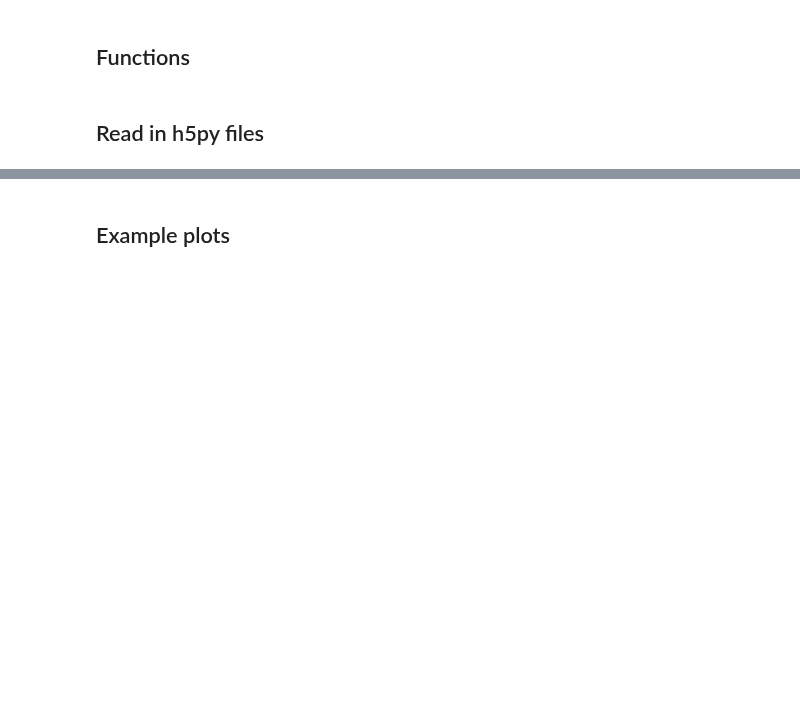
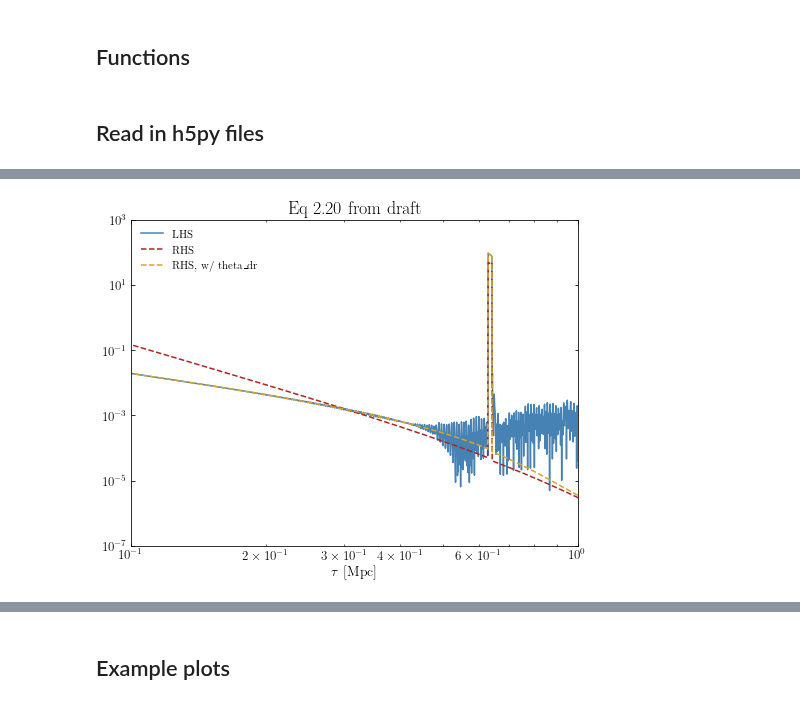
Before and after one commit to NolanSmyth/class_recoupling, a Jupyter notebook: delta_examples.ipynb, the cells around one changed output, grey strips where cells are left out. Drawn from its saved outputs; the diff is of its cells as text; code cells hidden in the pictures; blank space fills up the shorter version.

```diff
--- a/delta_examples.ipynb
+++ b/delta_examples.ipynb
@@ -98,0 +159,18 @@ for A_rec in A_recs:
+# %%
+#2.20 from paper
+plt.loglog(tau_tests, abs(3 *phi_ddot(tau_tests) - delta_chi_ddot(tau_tests) - cx2_chi(tau_tests) * k**2 * delta_chi(tau_tests) + aprime(tau_tests)/a(tau_tests) *theta_chi(tau_tests) - k**2 *psi(tau_tests)), label='LHS')
+plt.loglog(tau_tests, 4/3*rho_idr(tau_tests)/rho_idm(tau_tests)*kappa_dot_taus(tau_tests)*(3*phi_dot(tau_tests) - delta_chi_dot(tau_tests)), '--',label = 'RHS')
+plt.loglog(tau_tests, 4/3*rho_idr(tau_tests)/rho_idm(tau_tests)*kappa_dot_taus(tau_tests)*(3*phi_dot(tau_tests) - delta_chi_dot(tau_tests) - theta_dr(tau_tests)), '--',label = 'RHS, w/ theta_dr')
+
+
+# kappa_dot_taus*(3*phi_dot - delta_chi_dot)
+plt.title('Eq 2.20 from draft')
+plt.xlabel('$\\tau$ [Mpc]')
+plt.xlim(1e-1,1e0)
+plt.ylim(1e-7,1e3)
+
+
+plt.legend()
+plt.show()
+# %% [output]
+[figure, added]
```
Also changed, not shown: parts of 52 cells of this notebook, 7 other files.
